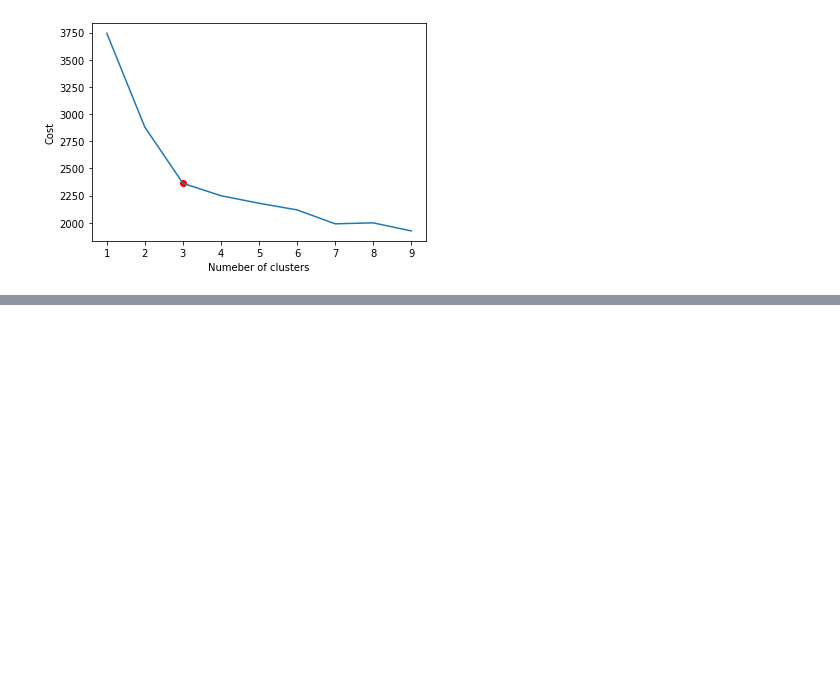
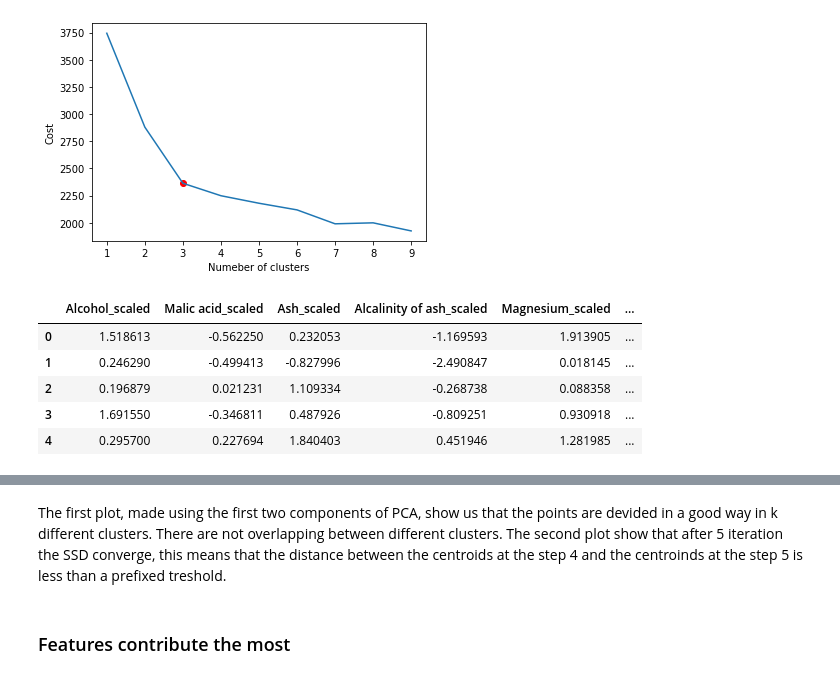
Before and after one commit to MosesDastmard/ADM2019_HW04, a Jupyter notebook: main.ipynb, the cells around one changed output, grey strips where cells are left out. Saved outputs shown, nothing was run; the diff lists cells and outputs as text; code cells hidden in the pictures; blank space fills up the shorter version.

```diff
--- a/main.ipynb
+++ b/main.ipynb
@@ -142,6 +142,16 @@ plt.scatter(3,SSD[2], color = 'r')
 [figure]
 # %%
 k_mean_wine = clustering_lib.k_mean(data = wine_df, K = 3, features = feature_names)
+# %%
+k_mean_wine.data_df.columns
+k_mean_wine.scaled_df.head()
+# %% [output]
+|  | Alcohol_scaled | Malic acid_scaled | Ash_scaled | Alcalinity of ash_scaled | Magnesium_scaled | ... |
+| 0 | 1.518613 | -0.562250 | 0.232053 | -1.169593 | 1.913905 | ... |
+| 1 | 0.246290 | -0.499413 | -0.827996 | -2.490847 | 0.018145 | ... |
+| 2 | 0.196879 | 0.021231 | 1.109334 | -0.268738 | 0.088358 | ... |
+| 3 | 1.691550 | -0.346811 | 0.487926 | -0.809251 | 0.930918 | ... |
+| 4 | 0.295700 | 0.227694 | 1.840403 | 0.451946 | 1.281985 | ... |
 # %%
 results = k_mean_wine.apply()
 # %%
@@ -151,6 +161,11 @@ ani = clustering_lib.SubplotAnimation(results)
 # %% [output]
 [interactive output not drawn]
 [interactive output not drawn]
+# %% [markdown]
+The first plot, made using the first two components of PCA, show us that the points are devided in a good way in k different clusters. There are not overlapping between different clusters.
+The second plot show that after 5 iteration the SSD converge, this means that the distance between the centroids at the step 4 and the centroinds at the step 5 is less than a prefixed treshold.
+# %% [markdown]
+###  Features contribute the most
 # %%
 import seaborn as sns
 import pandas as pd
```
Also changed, not shown: parts of 6 cells of this notebook, 3 other files.
